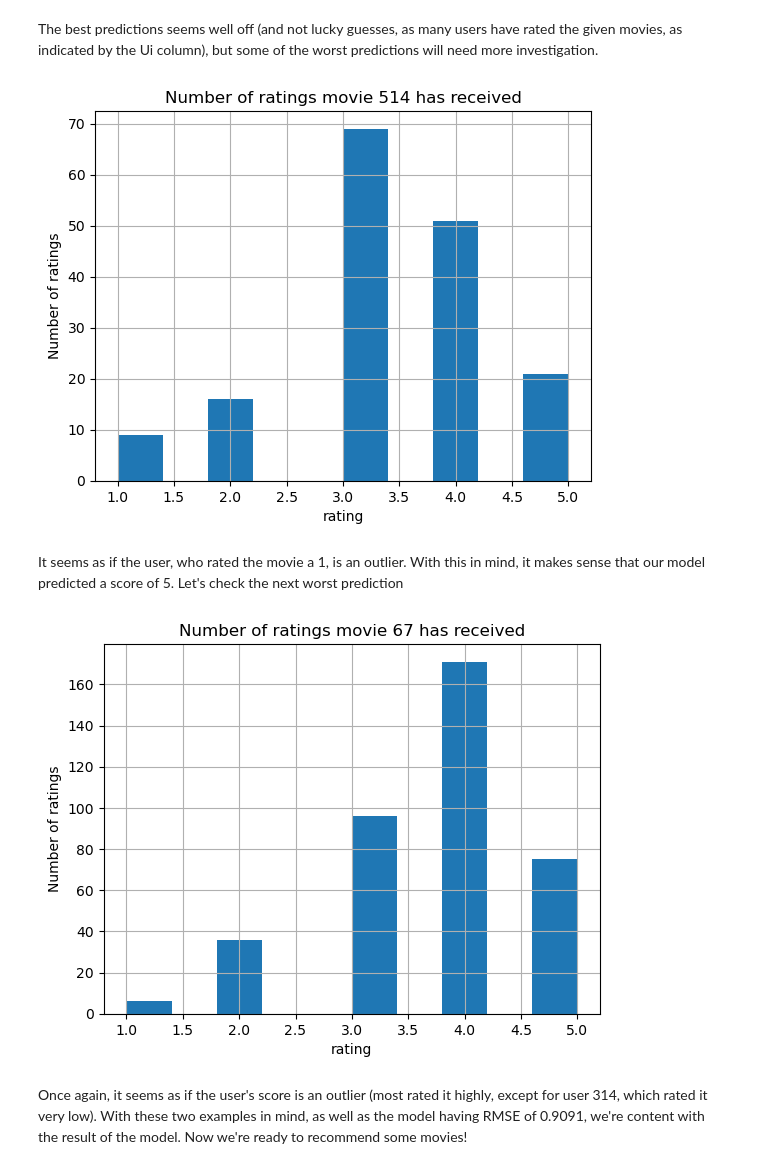
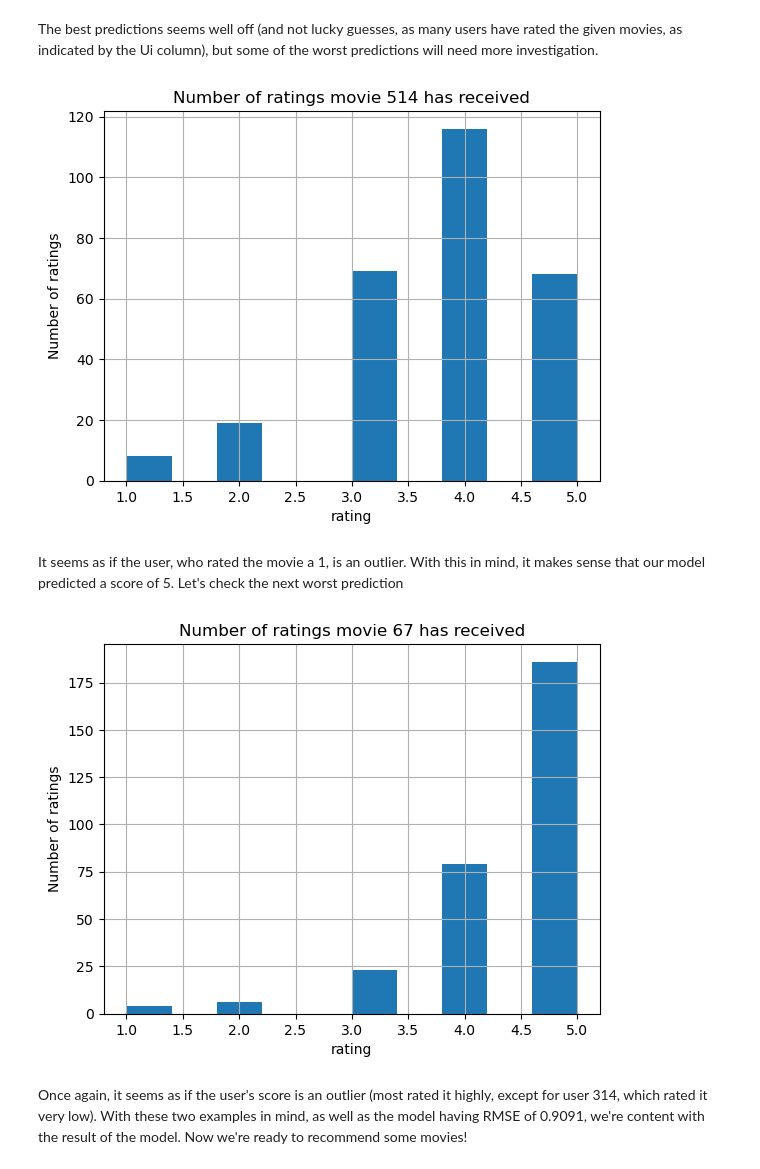
Before and after one commit to Biorrith/Decision-support-systems, a Jupyter notebook: Project 1 - recommender systems/Recommender_system.ipynb, the cells around one changed output. Drawn from its saved outputs; the diff is of its cells as text; code cells hidden in the pictures.

```diff
--- a/Project 1 - recommender systems/Recommender_system.ipynb
+++ b/Project 1 - recommender systems/Recommender_system.ipynb
@@ -397,23 +397,23 @@ worst_predictions
 The best predictions seems well off (and not lucky guesses, as many users have rated the given movies, as indicated by the Ui column), but some of the worst predictions will need more investigation.
 # %%
 import matplotlib.pyplot as plt
-df.loc[df['itemID'] == 226]['rating'].hist()
+df.loc[df['itemID'] == 514]['rating'].hist()
 plt.xlabel('rating')
 plt.ylabel('Number of ratings')
 plt.title('Number of ratings movie 514 has received')
 plt.show()
 # %% [output]
-[figure, old version]
+[figure, new version]
 # %% [markdown]
 It seems as if the user, who rated the movie a 1, is an outlier. With this in mind, it makes sense that our model predicted a score of 5. Let's check the next worst prediction
 # %%
-df.loc[df['itemID'] == 237]['rating'].hist()
+df.loc[df['itemID'] == 67]['rating'].hist()
 plt.xlabel('rating')
 plt.ylabel('Number of ratings')
 plt.title('Number of ratings movie 67 has received')
 plt.show()
 # %% [output]
-[figure, old version]
+[figure, new version]
 # %% [markdown]
 Once again, it seems as if the user's score is an outlier (most rated it highly, except for user 314, which rated it very low). With these two examples in mind, as well as the model having RMSE of 0.9091, we're content with the result of the model. Now we're ready to recommend some movies!
 # %%
```
Also changed, not shown: parts of 7 cells of this notebook.
